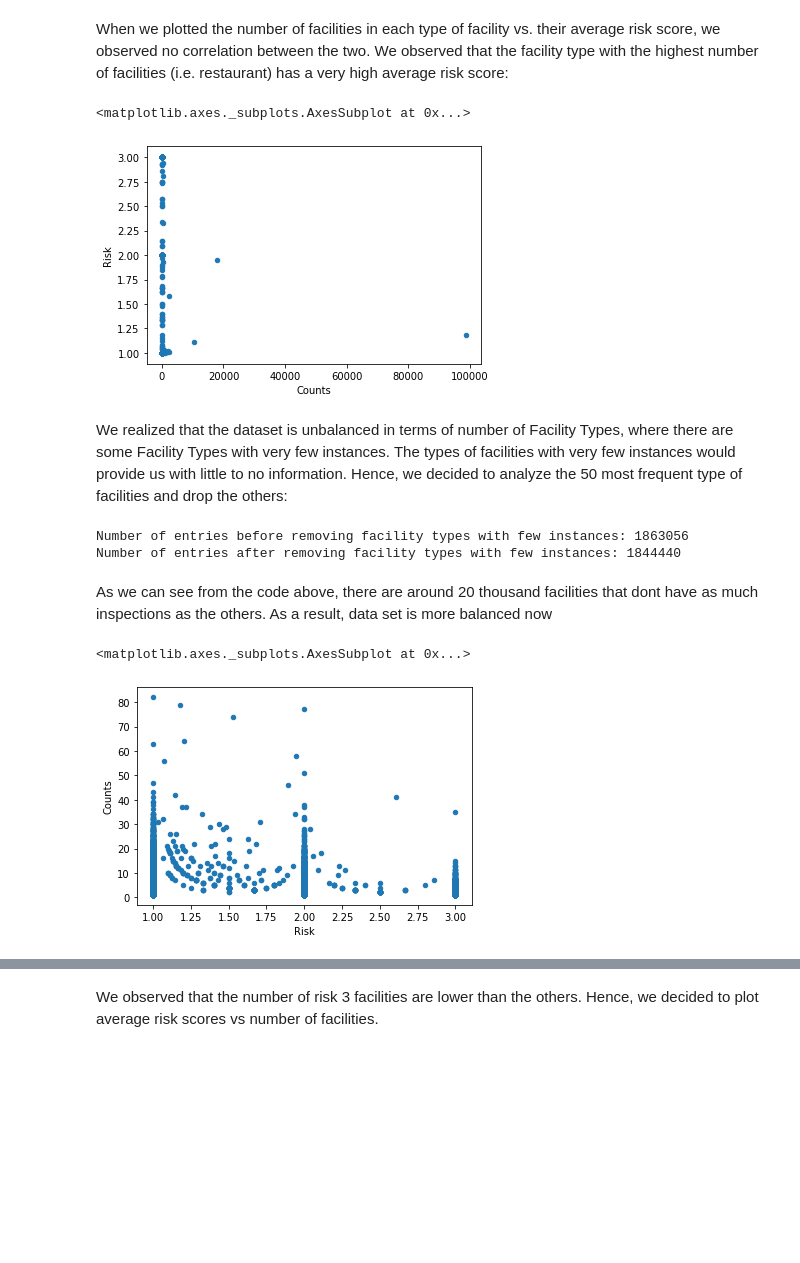
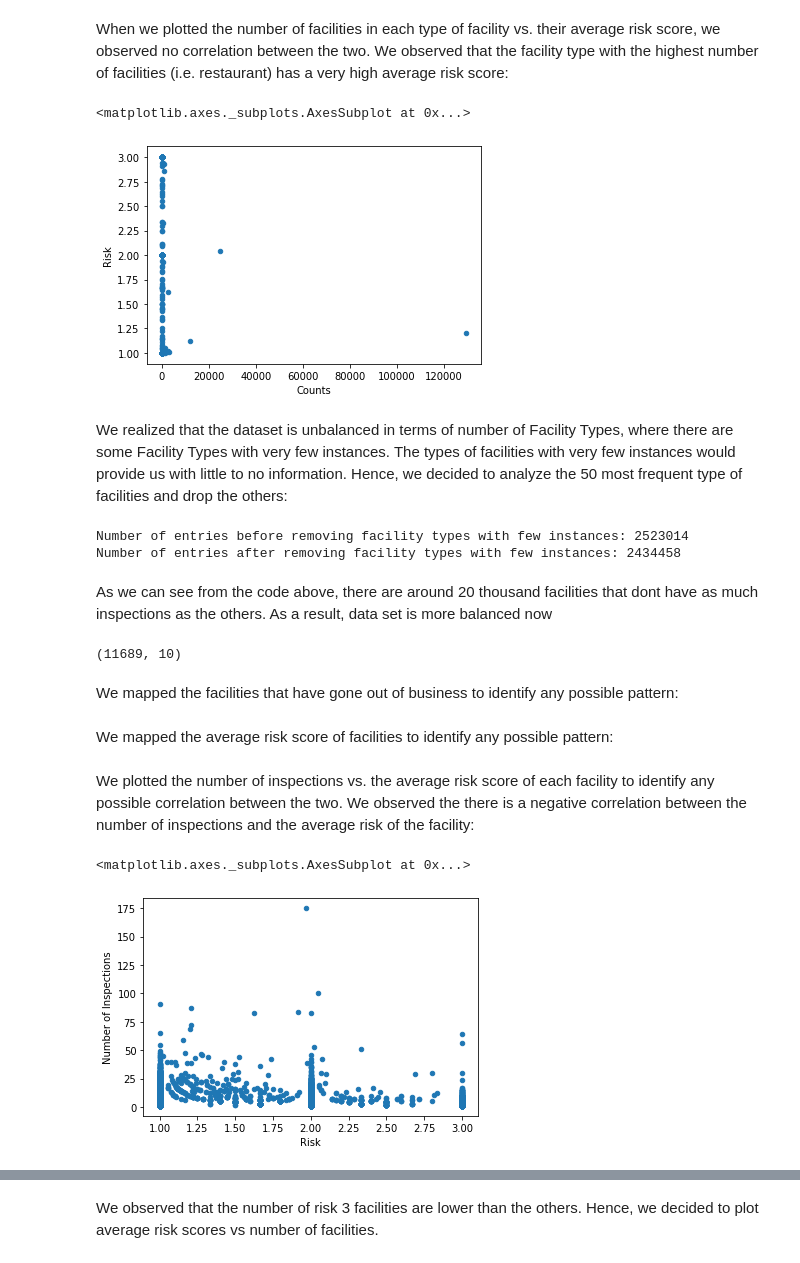
Before and after one commit to RubinDaija/epfl-ada-2019-project, a Jupyter notebook: project.ipynb, the cells around one changed output, grey strips where cells are left out. Saved outputs shown, nothing was run; the diff lists cells and outputs as text; code cells hidden in the pictures; blank space fills up the shorter version.

```diff
--- a/project.ipynb
+++ b/project.ipynb
@@ -66,7 +66,6 @@ We realized that we will use Facility Type in most of our analysis, so we decide
 # Cleaning the data set: removing NaN valued rows in Facility Type
 print("Number of rows before removing NaNs: " + str(df['Facility Type'].size))
 print("Number of rows after removing NaNs: " + str(df['Facility Type'].dropna().size))
-df.dropna(inplace=True)
 df.reset_index(drop=True, inplace=True)
 # %% [output]
 Number of rows before removing NaNs: 196030
@@ -173,7 +172,7 @@ merged_inner = pd.merge(left=fac_dist,right=grouped_fac_risk_mean,left_on='Facil
 merged_inner.plot.scatter(x='Counts',y='Risk')
 # %% [output]
 <matplotlib.axes._subplots.AxesSubplot at 0x...>
-[figure, old version]
+[figure, new version]
 # %% [markdown]
 We realized that the dataset is unbalanced in terms of number of Facility Types, where there are some Facility Types with very few instances. The types of facilities with very few instances would provide us with little to no information. Hence, we decided to analyze the 50 most frequent type of facilities and drop the others:
 # %%
@@ -181,16 +180,21 @@ print("Number of entries before removing facility types with few instances: " +
 df = df[df['Facility Type'].isin(list(fac_dist['Facility Type'])[:50])]
 print("Number of entries after removing facility types with few instances: " + str(df.size))
 # %% [output]
-Number of entries before removing facility types with few instances: 1863056
-Number of entries after removing facility types with few instances: 1844440
+Number of entries before removing facility types with few instances: 2523014
+Number of entries after removing facility types with few instances: 2434458
 # %% [markdown]
 As we can see from the code above, there are around 20 thousand facilities that dont have as much inspections as the others. As a result, data set is more balanced now
 # %%
-#out of business facilities
+# Out of business facilities
 df_oob = df[df.Results.str.contains("Out of Business",na=False)]
 df_oob
-#grouped by the facilities
+# Grouped by the facilities
 df_oob_unique = df_oob.groupby(['Latitude','Longitude','DBA Name']).count()
+df_oob_unique.shape
+# %% [output]
+(11689, 10)
+# %% [markdown]
+We mapped the facilities that have gone out of business to identify any possible pattern:
 # %%
 # Map the facilities that have gone out of business
 map_oob = folium.Map(
@@ -212,2 +216,4 @@ map_oob
 df_avg_risk_score = df.groupby(['Latitude','Longitude','DBA Name'])['Risk'].mean()
+# %% [markdown]
+We mapped the average risk score of facilities to identify any possible pattern:
 # %%
@@ -232,14 +237,15 @@ for i in df_avg_risk_score.index:
 
 map_risk
+# %% [markdown]
+We plotted the number of inspections vs. the average risk score of each facility to identify any possible correlation between the two. We observed the there is a negative correlation between the number of inspections and the average risk of the facility:
 # %%
-#df_oob_unique
-df_unique = pd.DataFrame(df.groupby(['Latitude','Longitude','DBA Name']).count()['Risk']).rename(columns={'Risk':'Counts'})
-
+# Scatter plot on the number of inspections vs. the average risk score
+df_unique = pd.DataFrame(df.groupby(['Latitude','Longitude','DBA Name']).count()['Risk']).rename(columns={'Risk':'Number of Inspections'})
 merged = pd.merge(left=df_avg_risk_score.reset_index(),right=df_unique.reset_index(),left_on=['Latitude','Longitude','DBA Name'],right_on=['Latitude','Longitude','DBA Name'])
-merged.plot.scatter(x='Risk',y='Counts'
+merged.plot.scatter(x='Risk', y='Number of Inspections')
 # %% [output]
 <matplotlib.axes._subplots.AxesSubplot at 0x...>
-[figure, old version]
+[figure, new version]
 # %%
 #counts >= 5 olacak şekilde yapılcak
 #BUNDA CORRELATİIN GÖRMEDİK
```
Also changed, not shown: parts of 11 cells of this notebook.
